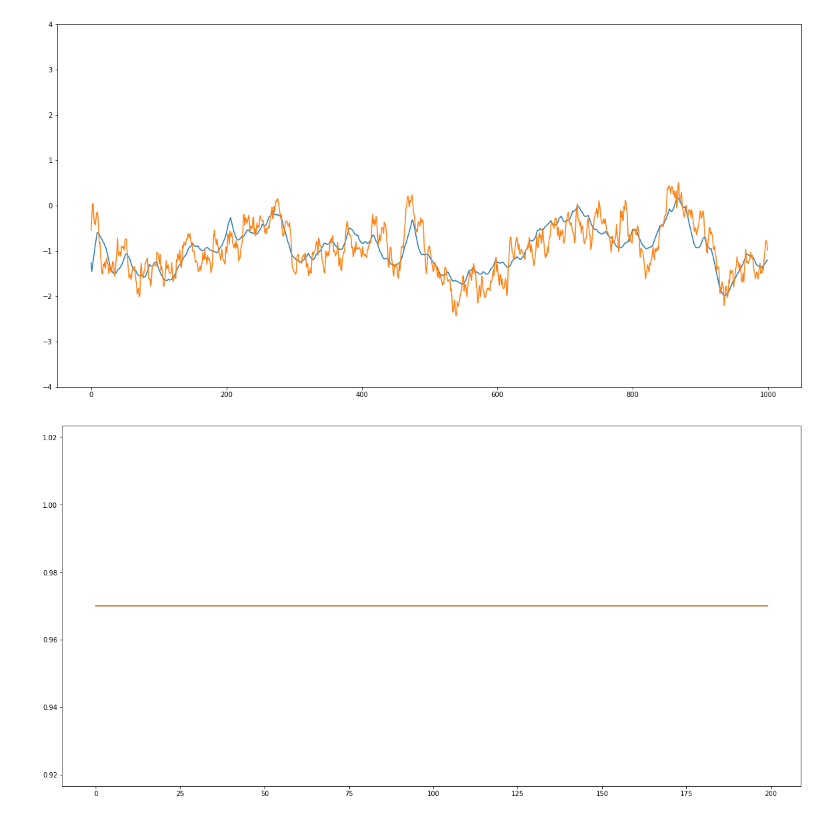
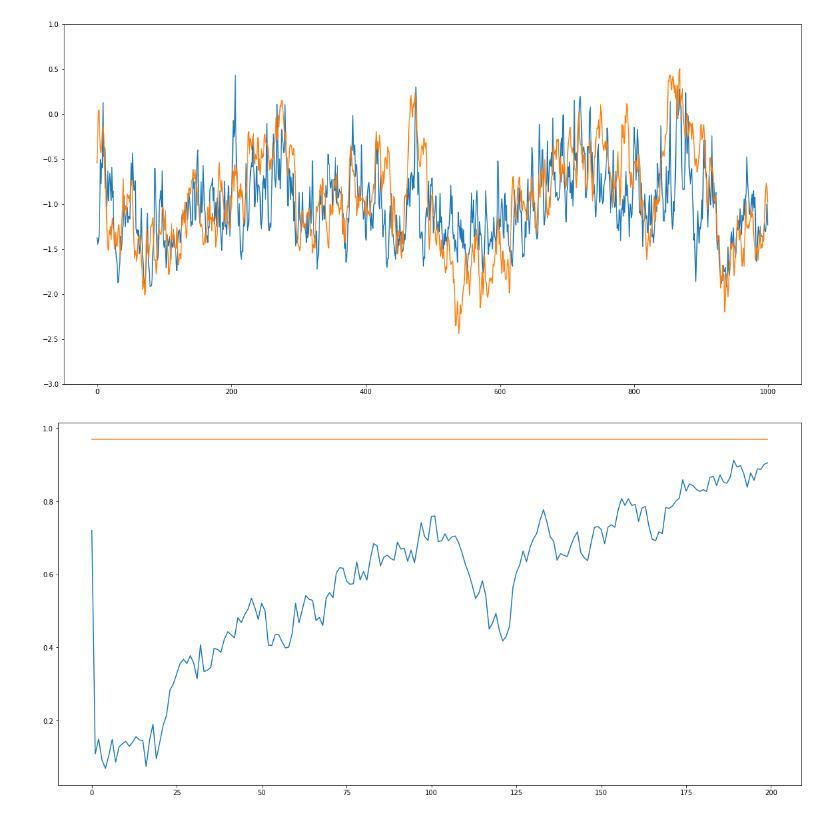
Before and after one commit to keiikegami/BayesHW9-10, a Jupyter notebook: HW10.ipynb, the cells around one changed output. Drawn from its saved outputs; the diff is of its cells as text; code cells hidden in the pictures.

```diff
--- a/HW10.ipynb
+++ b/HW10.ipynb
@@ -58,7 +58,7 @@ np.random.seed(12345)
 vy = pd.read_csv("sv_simdataHW10.csv").values[0][1:]
 nT = vy.shape[0]
 vy_star = np.array([np.log(i**2) for i in vy])
-nsim = 2000
+nsim = 200
 nburn = 1000
 dC0 = 2
 
@@ -101,8 +101,8 @@ vsig2 = np.zeros(nsim)
 # fix phi, sigma, mu
 
 #dphi = 0.97
-dsig2 = 0.15**2
-dmu = 2*np.log(0.65)
+#dsig2 = 0.15**2
+#dmu = 2*np.log(0.65)
 
 for i in range(nsim):
 
@@ -117,7 +117,6 @@ for i in range(nsim):
     vhstar0 = np.random.normal(vh_star[0]*dphi*dC0/(dphi**2 * dC0 + 1), np.sqrt(dsig2 * dC0/(dphi**2 * dC0 + 1)))
     vh_star = np.hstack((np.array([vhstar0]), vh_star))
 
-
     # sampling phi
     S1 = np.sum([vh_star[i]**2 for i in range(0, nT)])
     S2 = np.sum([vh_star[i]*vh_star[i-1] for i in range(1, nT+1)])
@@ -127,7 +126,6 @@ for i in range(nsim):
     dCphi = beta2*dCp/(beta2 + dCp)
     dphi = np.random.normal(loc = dmphi, scale = np.sqrt(dCphi))
 
-    """
     # sampling sigma
     S3 = np.sum([(vh_star[i] - dphi*vh_star[i-1])**2 for i in range(1, nT+1)])
     da = (nT + 1)/2 + da0
@@ -141,8 +139,7 @@ for i in range(nsim):
     eta2 = dsig2*dC0/(1 + dC0*nT*(1-dphi)**2)
     dmmu = (delta * dCm + dmm * eta2)/(dCm + eta2)
     dCmu = dCm * eta2 / (dCm + eta2)
-    dmu = np.random.normal(loc = dmmu, scale = np.sqrt(dCmu))[0][0][0]
-    """
+    dmu = np.random.normal(loc = dmmu, scale = np.sqrt(dCmu))
 
     # sampling latent
     #vy_star2 = vy_star - dmu - np.array([vm_mix[j] for j in vs])
@@ -161,18 +158,18 @@ for i in range(nsim):
 # %%
 df = pd.read_csv("sv_truevol10.csv")
 truevol = df.values[0][1:]
 
 result = np.zeros(nT)
 for t in range(nT):
-    result[t] = np.mean(mh[nburn:, t])
+    result[t] = np.mean(mh[10:, t])
 
 plt.figure(figsize=(20, 10))
 plt.plot(result)
 plt.plot(truevol)
-plt.ylim(-4, 4)
+plt.ylim(-3, 1)
 plt.show()
 # %% [output]
-[figure, old version]
+[figure, new version]
 # %%
 truephi = np.ones(nsim)*0.97
 plt.figure(figsize=(20, 10))
@@ -180,4 +177,4 @@ plt.plot(vphi)
 plt.plot(truephi)
 plt.show()
 # %% [output]
-[figure, old version]
+[figure, new version]
```
Also changed, not shown: parts of 3 cells of this notebook.
